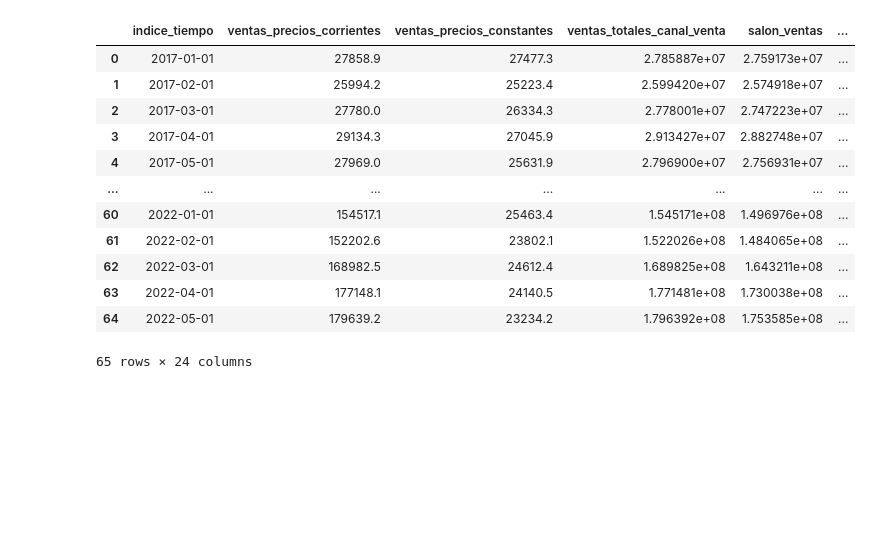
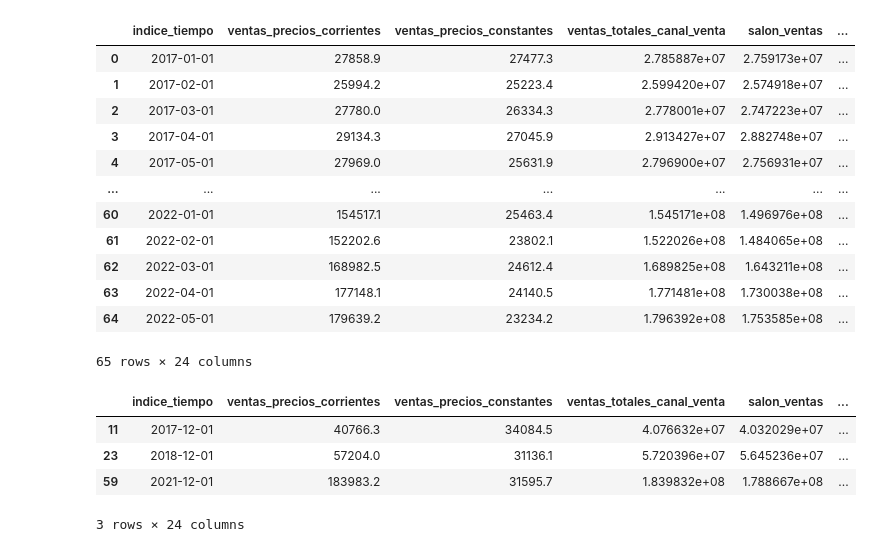
Before and after one commit to rodrigoruizteodoro/Reto_1, a Jupyter notebook: Extracción de datos.ipynb, the cells around one changed output. Cells and saved outputs as stored; diff of their text form; code cells hidden in the pictures; blank space fills up the shorter version.

```diff
--- a/Extracción de datos.ipynb
+++ b/Extracción de datos.ipynb
@@ -139,3 +139,15 @@ f6
 | 63 | 2022-04-01 | 177148.1 | 24140.5 | 1.771481e+08 | 1.730038e+08 | ... |
 | 64 | 2022-05-01 | 179639.2 | 23234.2 | 1.796392e+08 | 1.753585e+08 | ... |
 65 rows × 24 columns
+# %%
+#Conectores logicos
+#Se mostraran solo los valores donde "ventas_precios_corrientes" sea mayor a 20000 y donde "ventas_precios_constantes"
+#sea mayor a 30000
+f7=df[(df["ventas_precios_corrientes"]>20000)&(df["ventas_precios_constantes"]>30000)]
+f7
+# %% [output]
+|  | indice_tiempo | ventas_precios_corrientes | ventas_precios_constantes | ventas_totales_canal_venta | salon_ventas | ... |
+| 11 | 2017-12-01 | 40766.3 | 34084.5 | 4.076632e+07 | 4.032029e+07 | ... |
+| 23 | 2018-12-01 | 57204.0 | 31136.1 | 5.720396e+07 | 5.645236e+07 | ... |
+| 59 | 2021-12-01 | 183983.2 | 31595.7 | 1.839832e+08 | 1.788667e+08 | ... |
+3 rows × 24 columns
```
